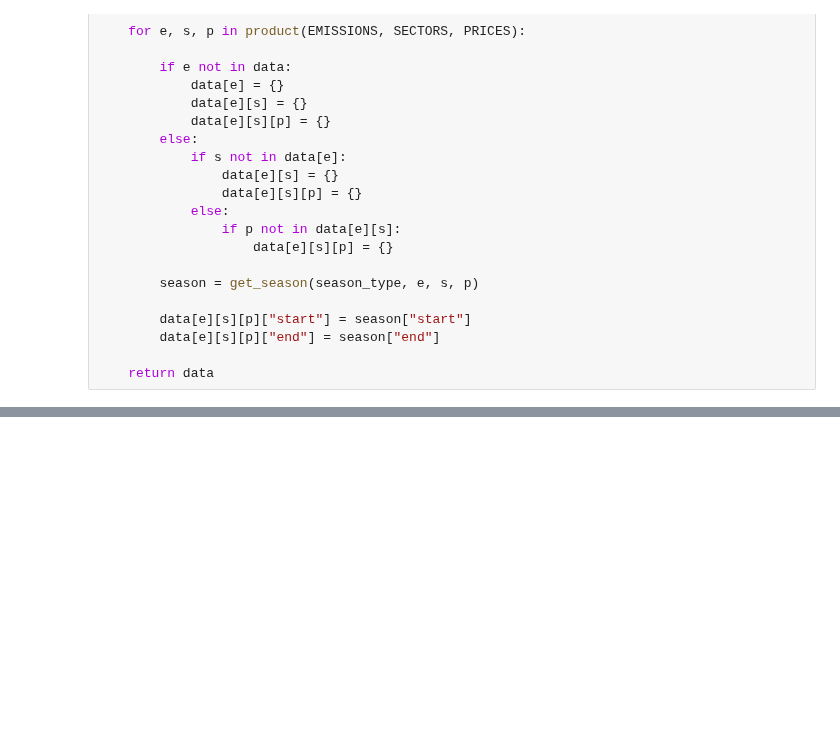
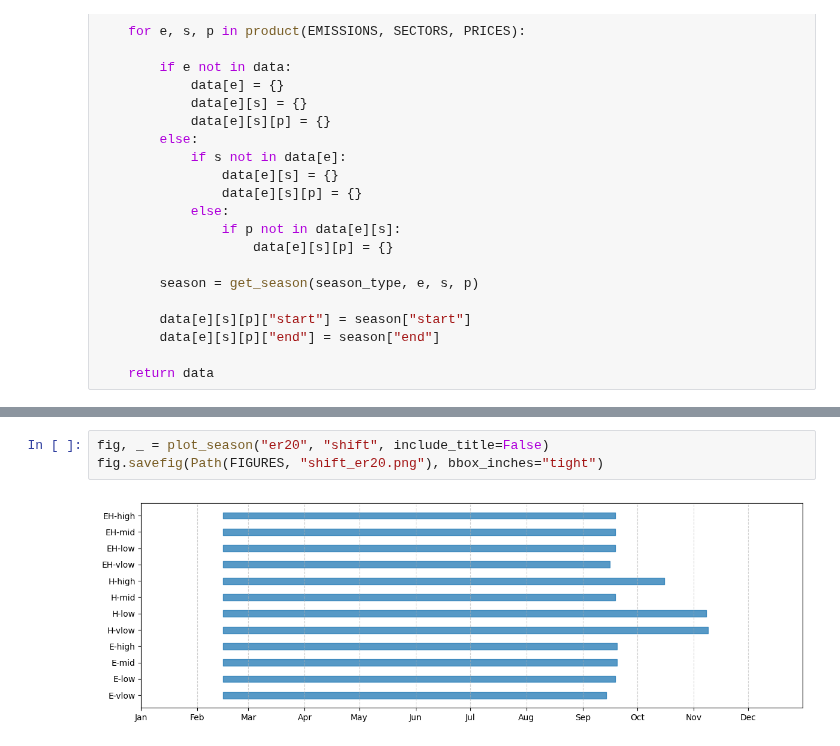
Before and after one commit to trevorb1/pypsa-demand-response, a Jupyter notebook: analysis/seasons.ipynb, the cells around one changed output, grey strips where cells are left out. Cells and saved outputs as stored; diff of their text form; blank space fills up the shorter version.

```diff
--- a/analysis/seasons.ipynb
+++ b/analysis/seasons.ipynb
@@ -143,0 +143,5 @@ plot_season("shift")
+# %%
+fig, _ = plot_season("er20", "shift", include_title=False)
+fig.savefig(Path(FIGURES, "shift_er20.png"), bbox_inches="tight")
+# %% [output]
+[figure, added]
```
Also changed, not shown: parts of 11 cells of this notebook, 1 other file.
